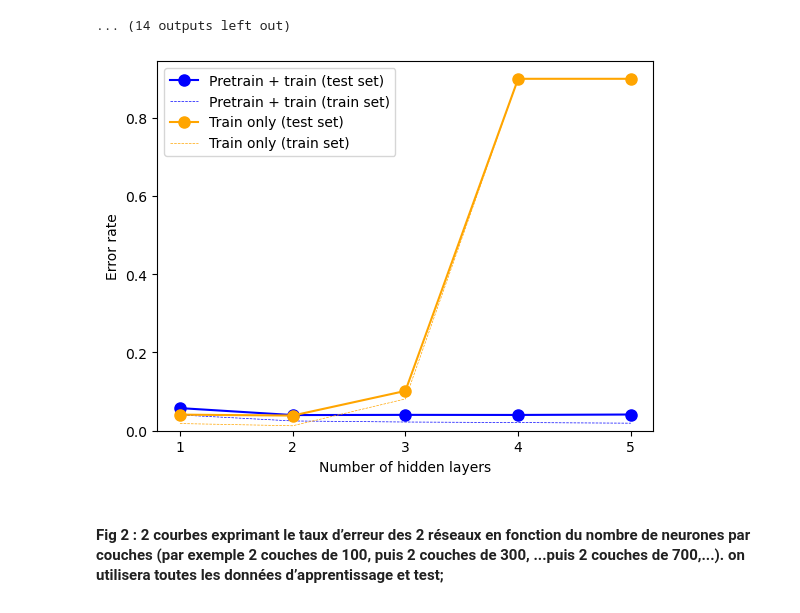
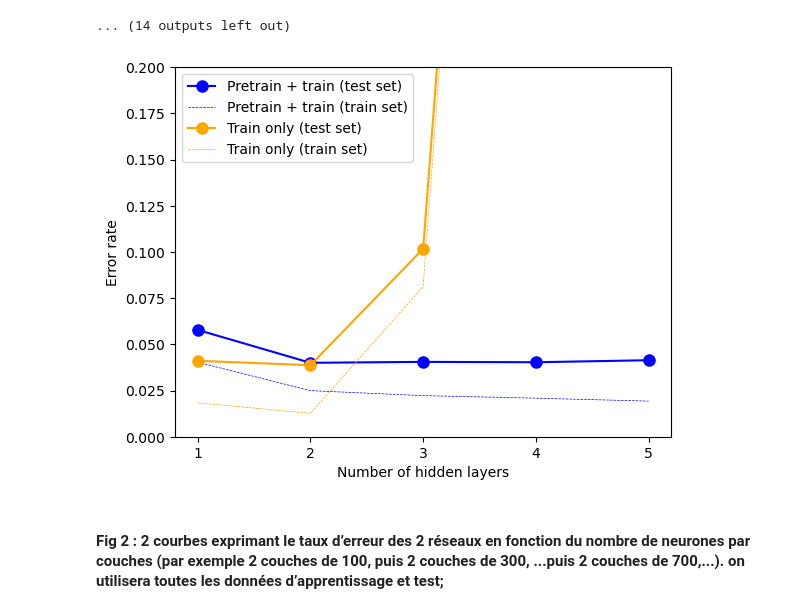
Before and after one commit to AlexiaALLAL/dl2_project, a Jupyter notebook: dl_2_project.ipynb, the cells around one changed output. Saved outputs shown, nothing was run; the diff lists cells and outputs as text; code cells hidden in the pictures.

```diff
--- a/dl_2_project.ipynb
+++ b/dl_2_project.ipynb
@@ -30,7 +30,21 @@ warnings.filterwarnings("ignore")
 # %% [markdown]
 # Data
 # %%
+
+def telecharger_alpha_digit(directory='data/'):
+    """ Téléchargement des données de l'archive Binary Alpha Digits
+    à partir de https://cs.nyu.edu/~roweis/data/binaryalphadigs.mat
+    """
+
+    # Création du répertoire de stockage de dataset
+    if not os.path.exists(directory):
+        os.makedirs(directory)
+    # Téléchargement du fichier dans le répertoire choisi
+    url = "https://cs.nyu.edu/~roweis/data/binaryalphadigs.mat"
+    urllib.request.urlretrieve(url, directory + "binaryalphadigs.mat")
+
 def lire_alpha_digit(chars):
+    telecharger_alpha_digit()
     alpha_digits = sio.loadmat("data/binaryalphadigs.mat", squeeze_me=True)["dat"]
 
     arr = []
@@ -947,16 +963,16 @@ Training DNN...
 # %%
 plot_DNN(
     sizes,
     acc_1_layer,
     acc_2_layer,
     acc_1_train=acc_1_train_layer,
     acc_2_train=acc_2_train_layer,
     x_label='Number of hidden layers',
-    # top=.2,
-    save="mnist_number_hidden_layers"
+    top=.2,
+    # save="mnist_number_hidden_layers"
     )
 # %% [output]
-[figure, old version]
+[figure, new version]
 # %% [markdown]
 #### Fig 2 : 2 courbes exprimant le taux d’erreur des 2 réseaux en fonction du nombre de neurones par couches (par exemple 2 couches de 100, puis 2 couches de 300, ...puis 2 couches de 700,...). on utilisera toutes les données d’apprentissage et test;
 # %%
```
Also changed, not shown: parts of 4 cells of this notebook.
